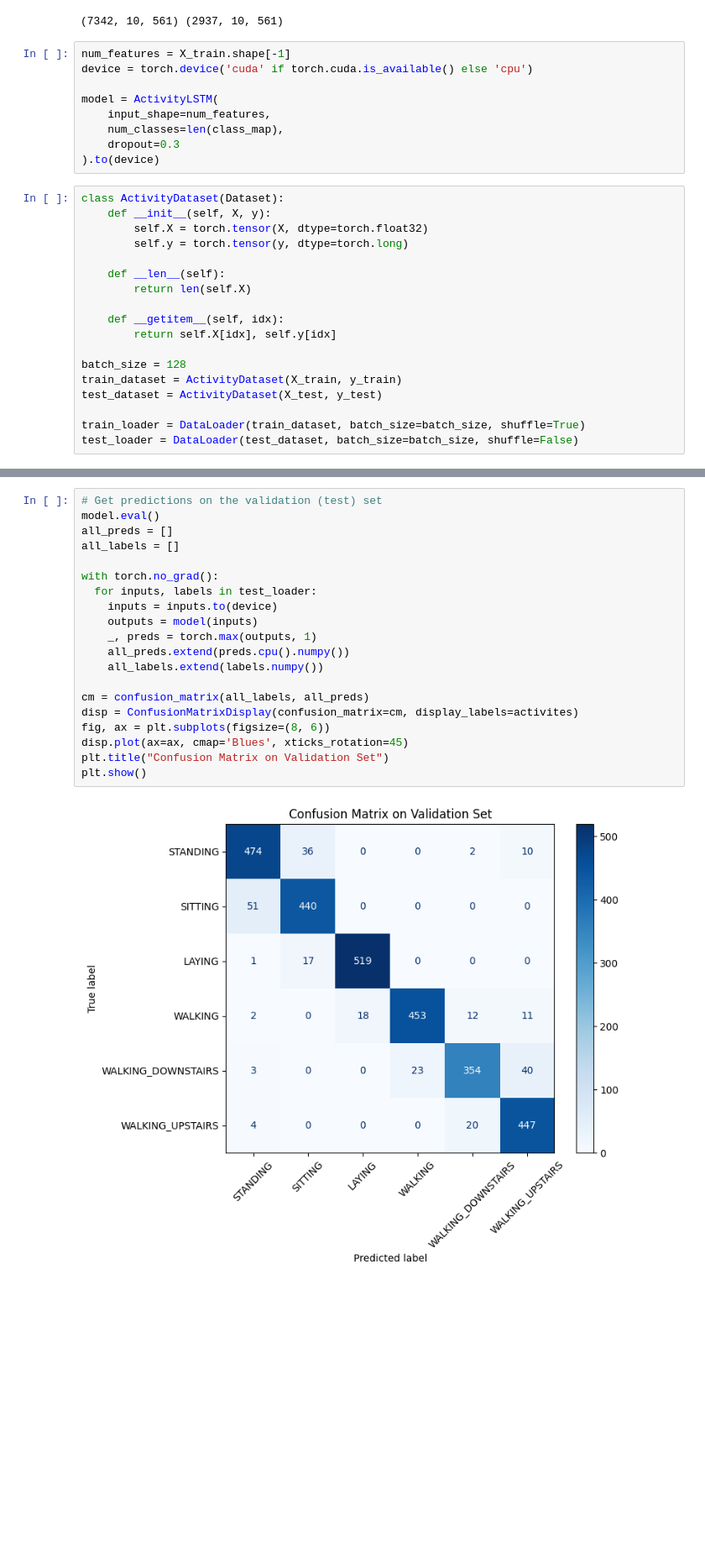
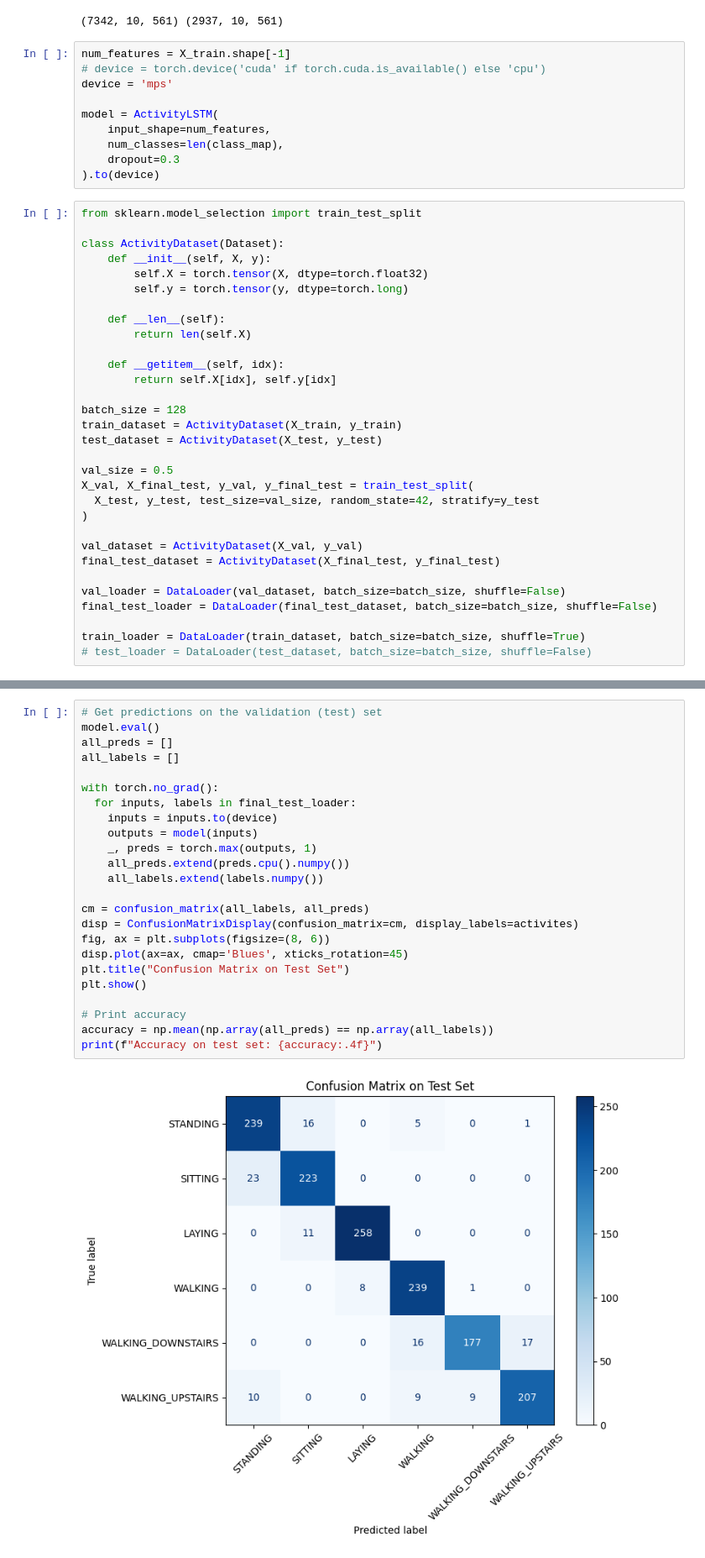
Before and after one commit to andrea-tonello/ActivityLSTM, a Jupyter notebook: main.ipynb, the cells around one changed output, grey strips where cells are left out. Shown: that part at 84% size. Cells and saved outputs as stored; diff of their text form; blank space fills up the shorter version.

```diff
--- a/main.ipynb
+++ b/main.ipynb
@@ -103,7 +103,8 @@ print(X_train.shape, X_test.shape)
 (7342, 10, 561) (2937, 10, 561)
 # %%
 num_features = X_train.shape[-1]
-device = torch.device('cuda' if torch.cuda.is_available() else 'cpu')
+# device = torch.device('cuda' if torch.cuda.is_available() else 'cpu')
+device = 'mps'
 
 model = ActivityLSTM(
     input_shape=num_features,
@@ -111,6 +112,8 @@ model = ActivityLSTM(
     dropout=0.3
 ).to(device)
 # %%
+from sklearn.model_selection import train_test_split
+
 class ActivityDataset(Dataset):
     def __init__(self, X, y):
         self.X = torch.tensor(X, dtype=torch.float32)
@@ -126,8 +129,19 @@ batch_size = 128
 train_dataset = ActivityDataset(X_train, y_train)
 test_dataset = ActivityDataset(X_test, y_test)
 
+val_size = 0.5
+X_val, X_final_test, y_val, y_final_test = train_test_split(
+  X_test, y_test, test_size=val_size, random_state=42, stratify=y_test
+)
+
+val_dataset = ActivityDataset(X_val, y_val)
+final_test_dataset = ActivityDataset(X_final_test, y_final_test)
+
+val_loader = DataLoader(val_dataset, batch_size=batch_size, shuffle=False)
+final_test_loader = DataLoader(final_test_dataset, batch_size=batch_size, shuffle=False)
+
 train_loader = DataLoader(train_dataset, batch_size=batch_size, shuffle=True)
-test_loader = DataLoader(test_dataset, batch_size=batch_size, shuffle=False)
+# test_loader = DataLoader(test_dataset, batch_size=batch_size, shuffle=False)
 # %%
 model = ActivityLSTM(input_shape=num_features, num_classes=len(class_map)).to(device)
 criterion = nn.CrossEntropyLoss()
@@ -245,22 +259,26 @@ plt.show()
 # %%
 # Get predictions on the validation (test) set
 model.eval()
 all_preds = []
 all_labels = []
 
 with torch.no_grad():
-  for inputs, labels in test_loader:
+  for inputs, labels in final_test_loader:
     inputs = inputs.to(device)
     outputs = model(inputs)
     _, preds = torch.max(outputs, 1)
     all_preds.extend(preds.cpu().numpy())
     all_labels.extend(labels.numpy())
 
 cm = confusion_matrix(all_labels, all_preds)
 disp = ConfusionMatrixDisplay(confusion_matrix=cm, display_labels=activites)
 fig, ax = plt.subplots(figsize=(8, 6))
 disp.plot(ax=ax, cmap='Blues', xticks_rotation=45)
-plt.title("Confusion Matrix on Validation Set")
+plt.title("Confusion Matrix on Test Set")
 plt.show()
+
+# Print accuracy
+accuracy = np.mean(np.array(all_preds) == np.array(all_labels))
+print(f"Accuracy on test set: {accuracy:.4f}")
 # %% [output]
-[figure, old version]
+[figure, new version]
```
Also changed, not shown: parts of 3 cells of this notebook.
